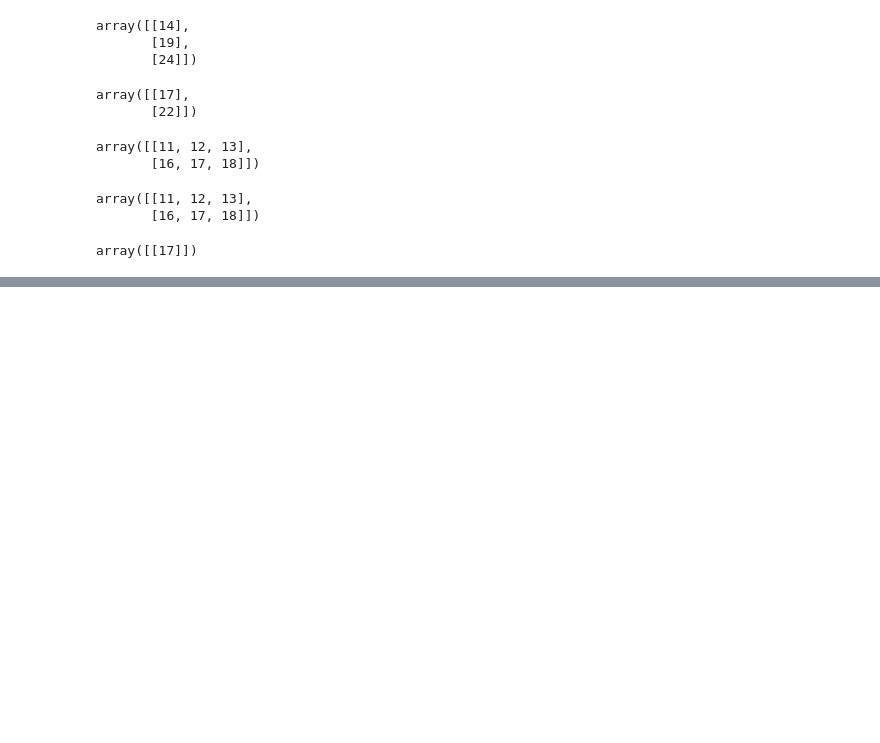
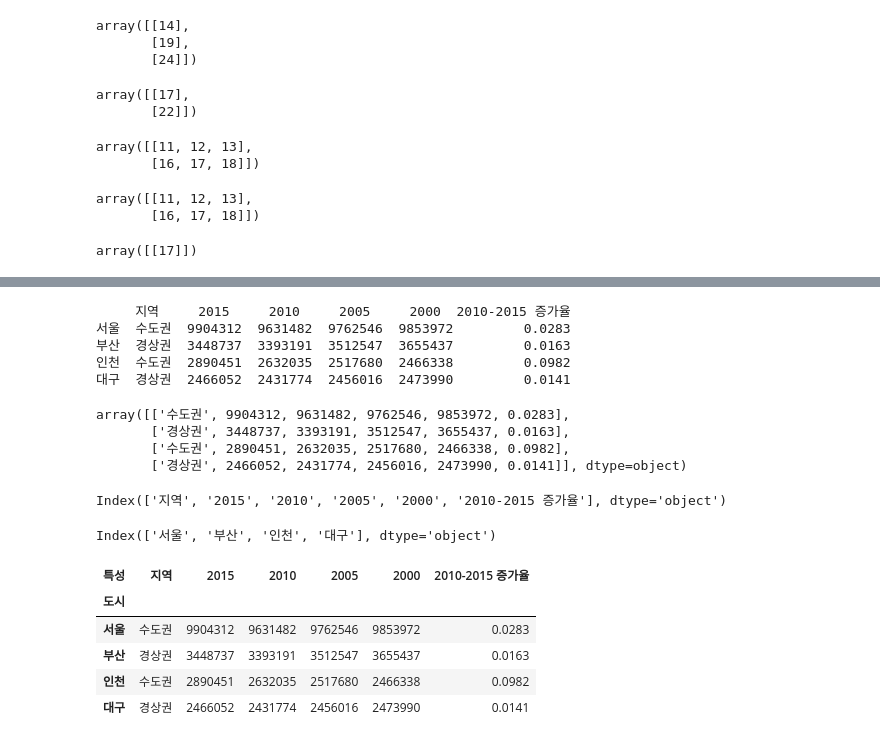
Before and after one commit to hees-chae/wassup3, a Jupyter notebook: 03_Data_Preprocessing/01_Numpy.ipynb, the cells around one changed output, grey strips where cells are left out. Cells and saved outputs as stored; diff of their text form; code cells hidden in the pictures; blank space fills up the shorter version.

```diff
--- a/03_Data_Preprocessing/01_Numpy.ipynb
+++ b/03_Data_Preprocessing/01_Numpy.ipynb
@@ -985,0 +1839,34 @@ array([[17]])
+# %%
+print(df)
+# %% [output]
+     지역     2015     2010     2005     2000  2010-2015 증가율
+서울  수도권  9904312  9631482  9762546  9853972         0.0283
+부산  경상권  3448737  3393191  3512547  3655437         0.0163
+인천  수도권  2890451  2632035  2517680  2466338         0.0982
+대구  경상권  2466052  2431774  2456016  2473990         0.0141
+# %%
+df.values
+# %% [output]
+array([['수도권', 9904312, 9631482, 9762546, 9853972, 0.0283],
+       ['경상권', 3448737, 3393191, 3512547, 3655437, 0.0163],
+       ['수도권', 2890451, 2632035, 2517680, 2466338, 0.0982],
+       ['경상권', 2466052, 2431774, 2456016, 2473990, 0.0141]], dtype=object)
+# %%
+df.columns
+# %% [output]
+Index(['지역', '2015', '2010', '2005', '2000', '2010-2015 증가율'], dtype='object')
+# %%
+df.index
+# %% [output]
+Index(['서울', '부산', '인천', '대구'], dtype='object')
+# %%
+df.index.name = "도시"
+df.columns.name = "특성"
+df
+# %% [output]
+| 특성 | 지역 | 2015 | 2010 | 2005 | 2000 | 2010-2015 증가율 |
+| 도시 |  |  |  |  |  |  |
+| 서울 | 수도권 | 9904312 | 9631482 | 9762546 | 9853972 | 0.0283 |
+| 부산 | 경상권 | 3448737 | 3393191 | 3512547 | 3655437 | 0.0163 |
+| 인천 | 수도권 | 2890451 | 2632035 | 2517680 | 2466338 | 0.0982 |
+| 대구 | 경상권 | 2466052 | 2431774 | 2456016 | 2473990 | 0.0141 |
```
Also changed, not shown: parts of 178 cells of this notebook, 2 other files.
